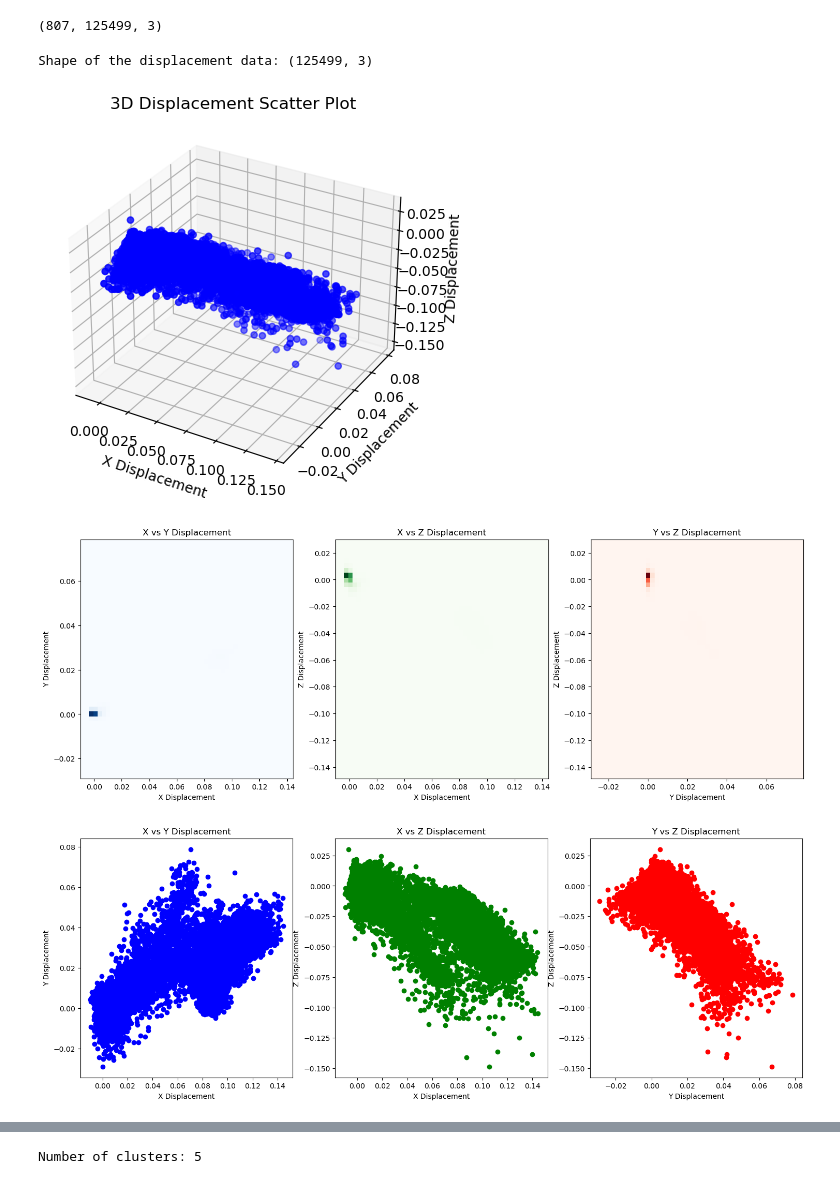
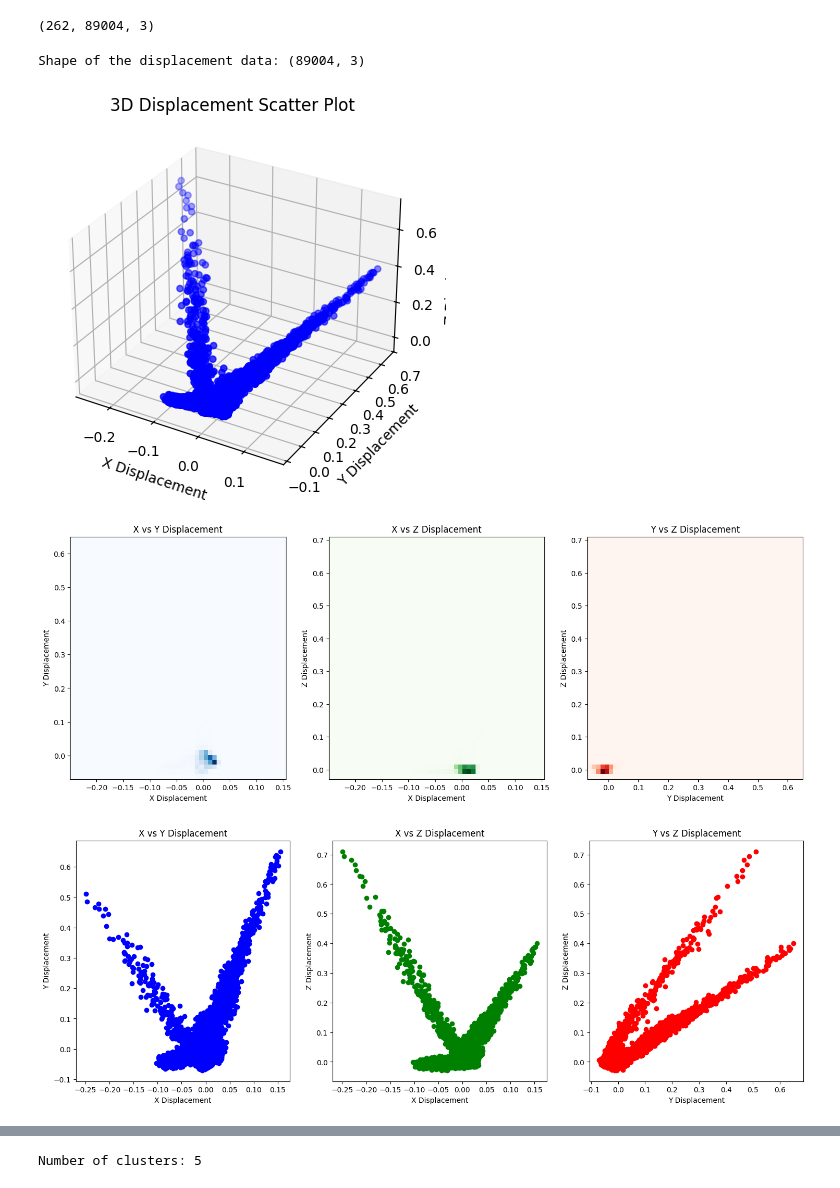
Before and after one commit to mickaelbressieux/Deformable-3D-Gaussians, a Jupyter notebook: displacement_analysis.ipynb, the cells around one changed output, grey strips where cells are left out. Cells and saved outputs as stored; diff of their text form; code cells hidden in the pictures.

```diff
--- a/displacement_analysis.ipynb
+++ b/displacement_analysis.ipynb
@@ -34,8 +34,8 @@ if strategy==0:
 elif strategy==2:
     # NEW CANONICAL SPACE
 
-    #datapath="/cluster/project/hilliges/mbressieux/log/plate_novel_view"
-    datapath="/M2SSD1/Logs/Def_3DGS/cup_novel_view"
+    datapath="/cluster/project/hilliges/mbressieux/log/HOI4D/HOI4D_video6_nerfied"
+    #datapath="/M2SSD1/Logs/Def_3DGS/cup_novel_view"
 
 
     d_xyz=np.load(os.path.join(datapath,"can_d_xyz.npy")) #size Bxnb_gaussx3
@@ -63,13 +63,13 @@ elif strategy==1:
     d_xyz=d_xyz.reshape(d_xyz.shape[0],-1,3)
     means3D=means3D.reshape(d_xyz.shape[0],-1,3)
 # %% [output]
-(807, 125499, 3)
+(262, 89004, 3)
 # %%
 
 
 # Load the displacement data
 #displacement_data = np.load('displacement.npy')
-displacement_data = d_xyz[200]
+displacement_data = d_xyz[100]
 
 # Check the shape of the loaded data to ensure it's correct
 print("Shape of the displacement data:", displacement_data.shape)
@@ -114,37 +114,37 @@ axs[2].set_ylabel('Z Displacement')
 
 plt.show()
 
 
 #Show 3 2D scatterplot
 
 fig, axs = plt.subplots(1, 3, figsize=(18, 6))
 
 # X vs Y displacement
 axs[0].scatter(X_displacement, Y_displacement, c='b', marker='o')
 axs[0].set_title('X vs Y Displacement')
 axs[0].set_xlabel('X Displacement')
 axs[0].set_ylabel('Y Displacement')
 
 # X vs Z displacement
 axs[1].scatter(X_displacement, Z_displacement, c='g', marker='o')
 axs[1].set_title('X vs Z Displacement')
 axs[1].set_xlabel('X Displacement')
 axs[1].set_ylabel('Z Displacement')
 
 # Y vs Z displacement
 axs[2].scatter(Y_displacement, Z_displacement, c='r', marker='o')
 axs[2].set_title('Y vs Z Displacement')
 axs[2].set_xlabel('Y Displacement')
 axs[2].set_ylabel('Z Displacement')
 
 
 
 plt.show()
 # %% [output]
-Shape of the displacement data: (125499, 3)
+Shape of the displacement data: (89004, 3)
-[figure, old version]
+[figure, new version]
-[figure, old version]
+[figure, new version]
-[figure, old version]
+[figure, new version]
 # %%
 # get some general statistics
 print("X Displacement Statistics:")
```
Also changed, not shown: parts of 2 cells of this notebook, 15 other files.
